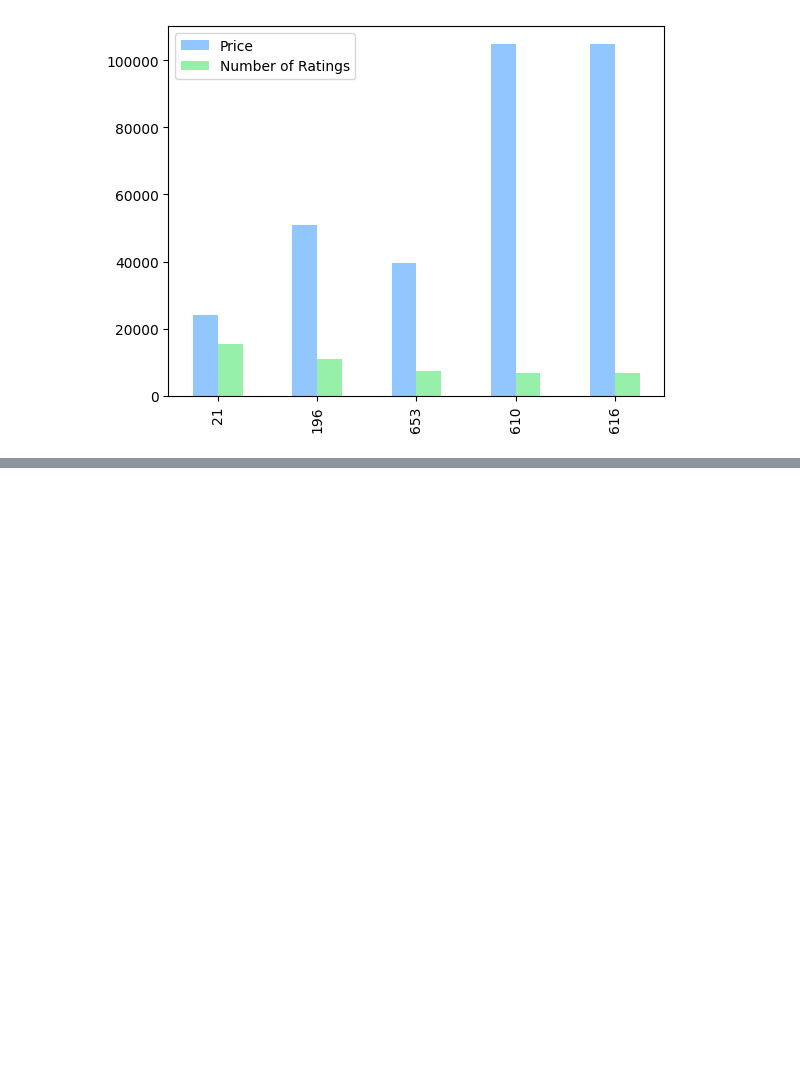
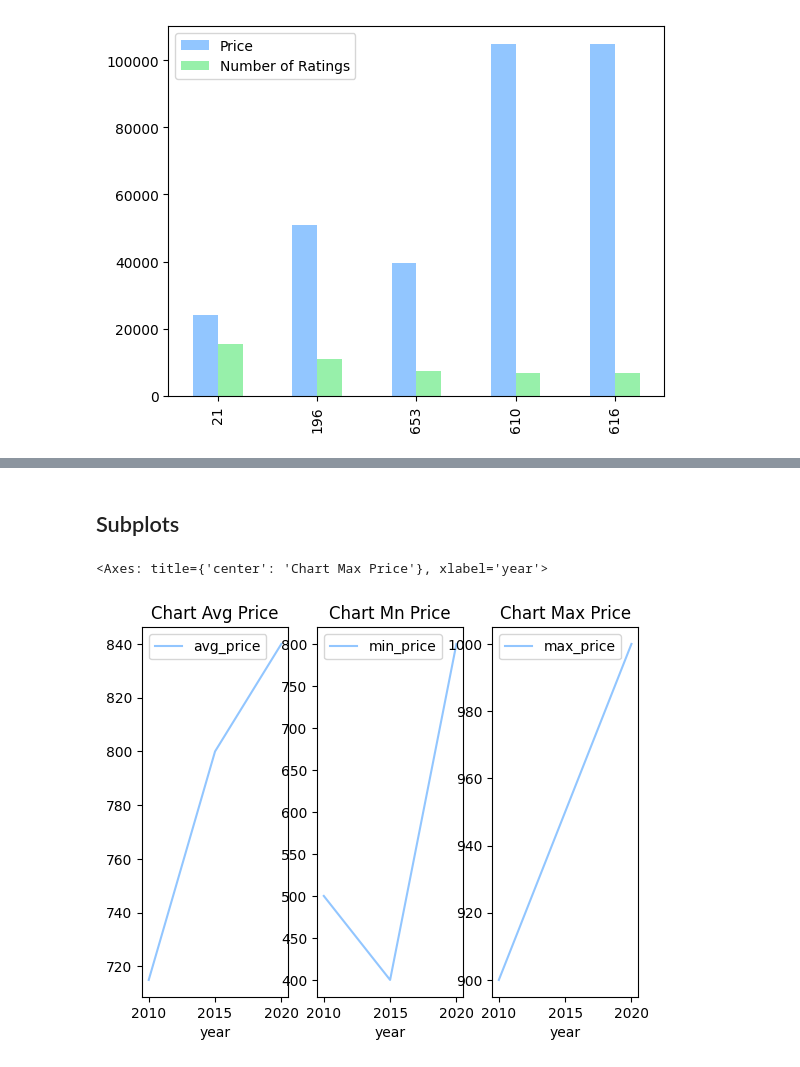
Before and after one commit to novillo-cs/softdev_material, a Jupyter notebook: lessons/unit_7/matplotlib.ipynb, the cells around one changed output, grey strips where cells are left out. Saved outputs shown, nothing was run; the diff lists cells and outputs as text; code cells hidden in the pictures; blank space fills up the shorter version.

```diff
--- a/lessons/unit_7/matplotlib.ipynb
+++ b/lessons/unit_7/matplotlib.ipynb
@@ -271,0 +302,13 @@ df_billboard.head()
+# %% [markdown]
+## Subplots
+# %%
+fig, axs = plt.subplots(1, 3) # 1 row, 2 columns
+axs[0].set_title("Chart Avg Price")
+axs[1].set_title("Chart Mn Price")
+axs[2].set_title("Chart Max Price")
+df_price.set_index('year').plot(y="avg_price", ax=axs[0])
+df_price.set_index('year').plot(y="min_price", ax=axs[1])
+df_price.set_index('year').plot(y="max_price", ax=axs[2])
+# %% [output]
+<Axes: title={'center': 'Chart Max Price'}, xlabel='year'>
+[figure, added]
```
Also changed, not shown: parts of 11 cells of this notebook.
